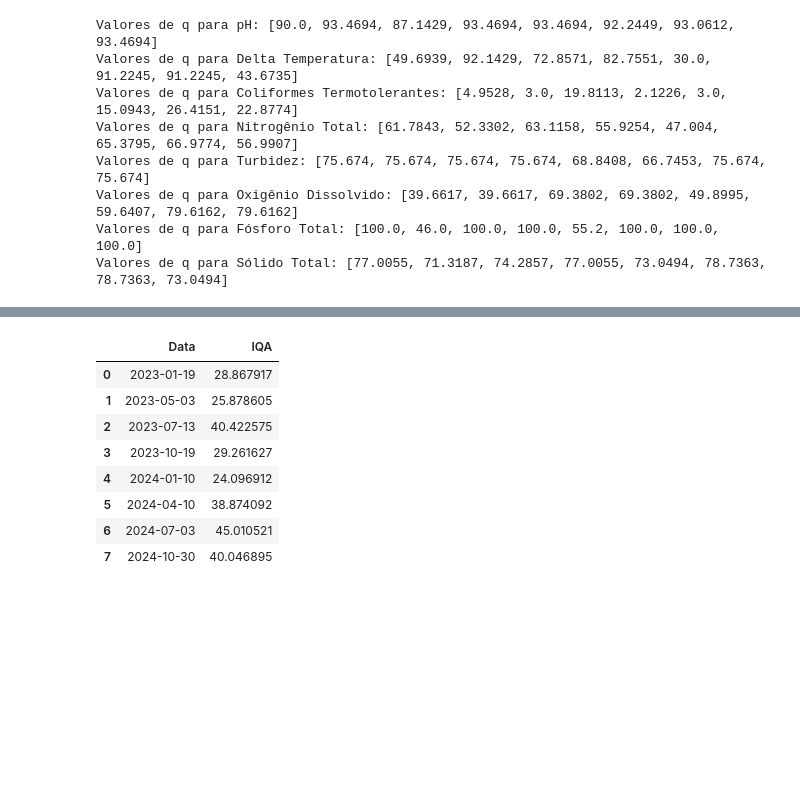
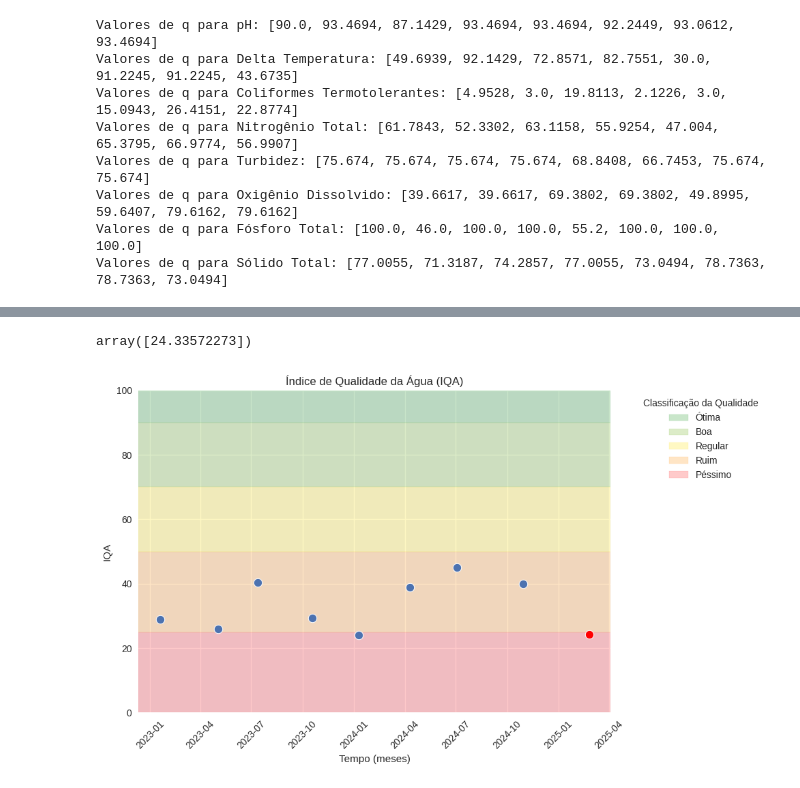
Before and after one commit to thevitorhideki/qta, a Jupyter notebook: dados_historicos.ipynb, the cells around one changed output, grey strips where cells are left out. Saved outputs shown, nothing was run; the diff lists cells and outputs as text; code cells hidden in the pictures; blank space fills up the shorter version.

```diff
--- a/dados_historicos.ipynb
+++ b/dados_historicos.ipynb
@@ -311,0 +458,3 @@ Valores de q para Sólido Total: [77.0055, 71.3187, 74.2857, 77.0055, 73.0494, 7
+# %%
+for param in iqa_data.keys():
+    print(f'Valor de q para {param}: {iqa_data[f"{param}"]["q"]}')
@@ -317,19 +475,51 @@ pesos = np.array([iqa_data[param]['peso'] for param in iqa_data])
 q_values = np.array([iqa_data[param]['q'] for param in iqa_data])
 
 IQA = np.prod(q_values**pesos[:, None], axis=0)
-df_iqa = pd.DataFrame()
+IQA = IQA * 3**0.1
 
-df_iqa['Data'] = data['Data Coleta'].unique()
-df_iqa['IQA'] = IQA
+df_iqa2 = pd.DataFrame()
 
-df_iqa
+df_iqa2.loc[0, 'Data'] = pd.to_datetime('2025-02-25', format='%Y-%m-%d')
+df_iqa2.loc[0, 'IQA'] = IQA
+
+df_iqa = df_iqa.merge(df_iqa2, how='outer')
-# %% [output]
-|  | Data | IQA |
-| 0 | 2023-01-19 | 28.867917 |
-| 1 | 2023-05-03 | 25.878605 |
-| 2 | 2023-07-13 | 40.422575 |
-| 3 | 2023-10-19 | 29.261627 |
-| 4 | 2024-01-10 | 24.096912 |
-| 5 | 2024-04-10 | 38.874092 |
-| 6 | 2024-07-03 | 45.010521 |
-| 7 | 2024-10-30 | 40.046895 |
+# %%
+IQA
+# %% [output]
+array([24.33572273])
+# %%
+# Plotting IQA over time
+plt.figure(figsize=(10, 6))
+
+# Define quality bands
+bands = [
+    {'min': 90, 'max': 100, 'color': '#4CAF50', 'label': 'Ótima'},     # Dark green
+    {'min': 70, 'max': 90, 'color': '#8BC34A', 'label': 'Boa'},        # Light green
+    {'min': 50, 'max': 70, 'color': '#FFEB3B', 'label': 'Regular'},    # Yellow
+    {'min': 25, 'max': 50, 'color': '#FFAB40', 'label': 'Ruim'},       # Orange
+    {'min': 0, 'max': 25, 'color': '#FF5252', 'label': 'Péssimo'}      # Red
+]
+
+# Add colored bands to the background
+for band in bands:
+    plt.axhspan(band['min'], band['max'], alpha=0.3, color=band['color'], label=band['label'])
+
+# Plot the data points
+sns.scatterplot(data=df_iqa.iloc[:-1], x='Data', y='IQA', marker='o', s=80)
+sns.scatterplot(data=df_iqa.iloc[-1:], x='Data', y='IQA', marker='o', s=80, color='red')
+
+plt.title('Índice de Qualidade da Água (IQA)')
+plt.xlabel('Tempo (meses)')
+plt.ylabel('IQA')
+plt.ylim(0, 100)
+plt.grid(True)
+
+plt.legend(bbox_to_anchor=(1.05, 1), loc='upper left', title='Classificação da Qualidade')
+
+# Improve x-axis date formatting if needed
+plt.xticks(rotation=45)
+plt.tight_layout()
+
+plt.show()
+# %% [output]
+[figure, added]
```
Also changed, not shown: parts of 9 cells of this notebook.
